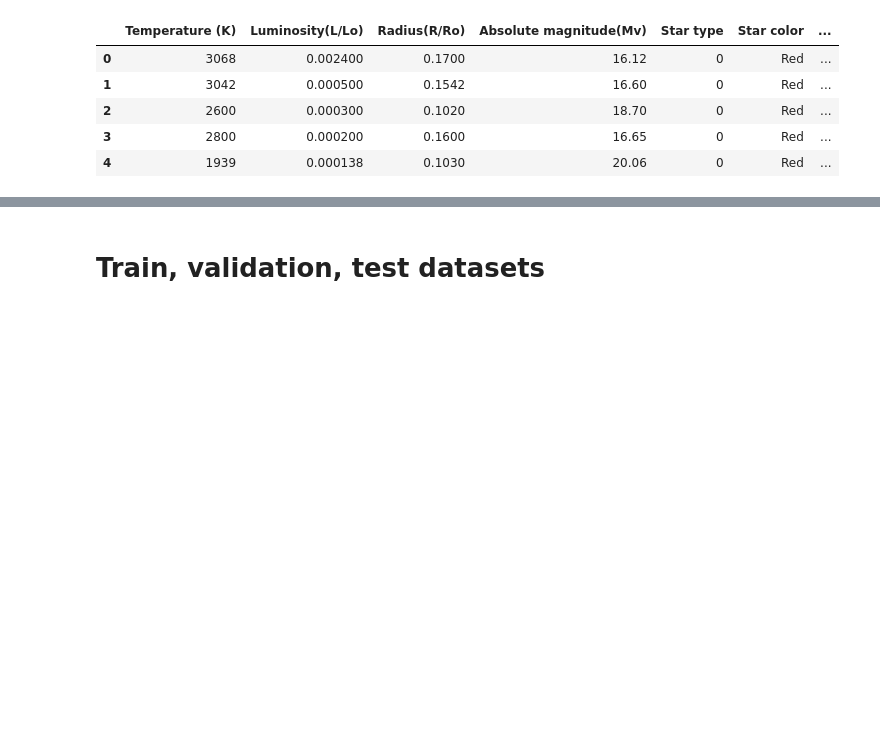
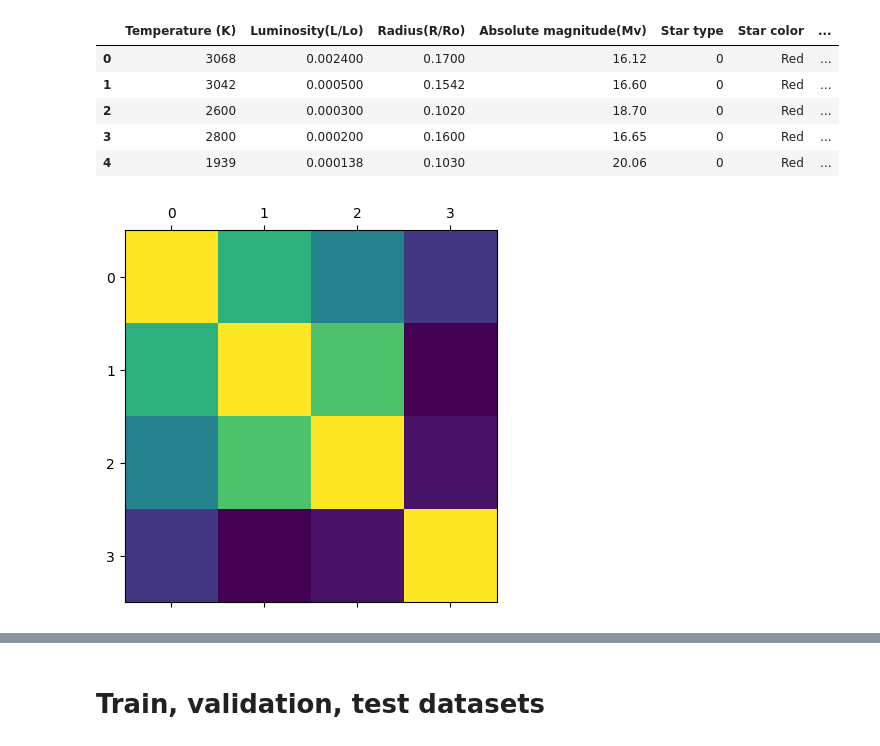
Before and after one commit to danielsuhcompsci/stars-stuff, a Jupyter notebook: Star_dataset.ipynb, the cells around one changed output, grey strips where cells are left out. Saved outputs shown, nothing was run; the diff lists cells and outputs as text; code cells hidden in the pictures; blank space fills up the shorter version.

```diff
--- a/Star_dataset.ipynb
+++ b/Star_dataset.ipynb
@@ -34,33 +34,38 @@ import re
 
 # df.isnull().sum()
 # df["Star type"].unique()
 
 # print(df[df['Star color'] == "Blue-white"]["Star type"])
 # print(df[df['Star color'] == "Blue White"]["Star type"])
 
 def preprocess_color(color_name):
   new_name = color_name.replace(" ", "-").lower()
   if new_name[-1] == '-':
     new_name = new_name[:-1]
   if new_name == "yellow-white":
     new_name = "white-yellow"
   return new_name
 
 # print(df['Star color'].value_counts())
 
 # Fix some color names
 df['Star color'] = df['Star color'].apply(preprocess_color)
 
 # Move 'Star type' column to the end
 df = df[[col for col in df if col not in ['Star type']] + ['Star type']]
 df.head()
 
 star_color_categories = df['Star color'].unique()
 spectral_class_categories = df['Spectral Class'].unique()
 
 # data = [8, 8, 9, 12, 13, 13, 14, 14, 15, 18, 22, 23, 24, 25, 30]
 # fig, ax = plt.subplots()
 # ax.hist(df["Star color"], edgecolor="black")
+
+plt.matshow(df[[col for col in df if col not in ['Star type', 'Spectral Class', 'Star color']]].corr())
+plt.show()
+# %% [output]
+[figure, added]
 # %%
 colors = ["red", "blue", "green", "orange", "yellow", "purple"]
 labels = ["brown dwarf", "red dwarf", "white dwarf", "main sequence", "supergiant", "hypergiant"] # from repo https://github.com/ACM-Research/coding-challenge-2023-spring
```
Also changed, not shown: parts of 6 cells of this notebook.
